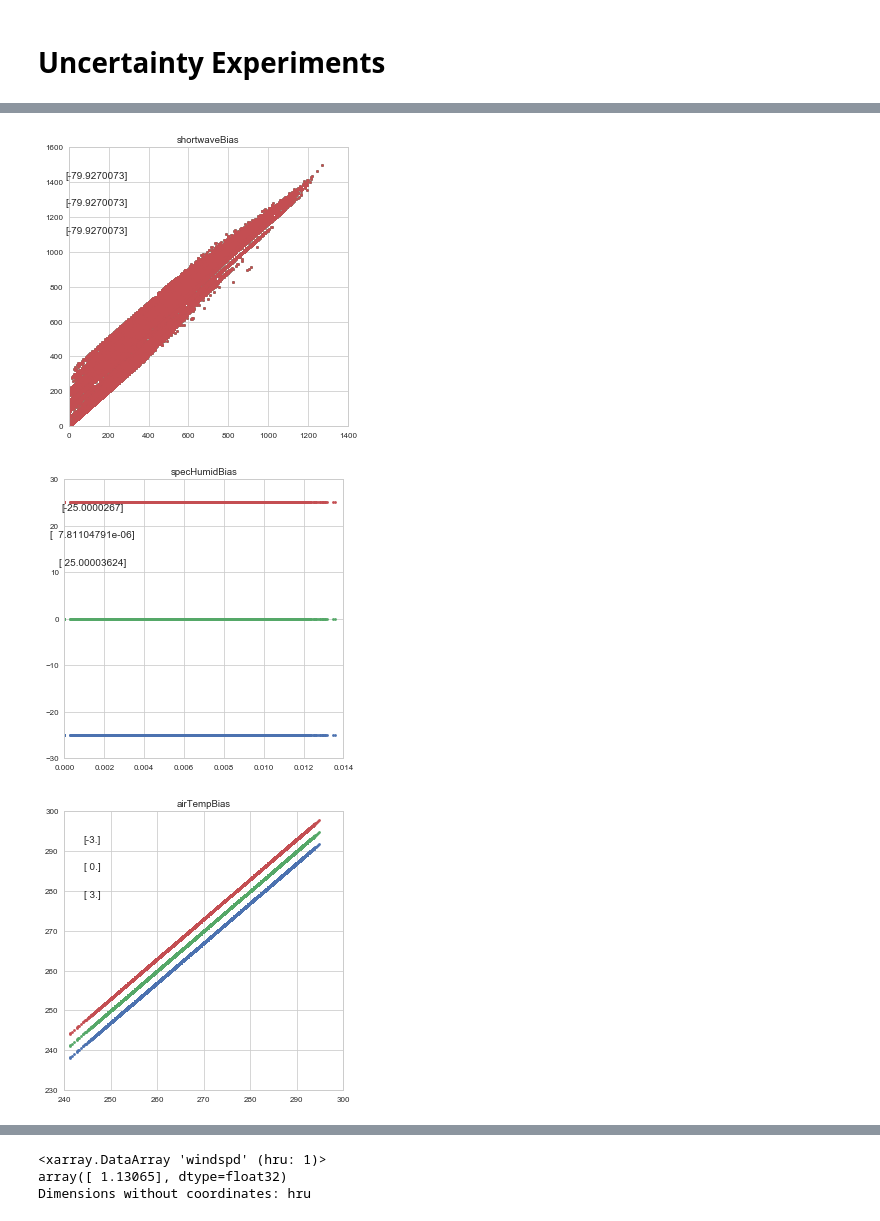
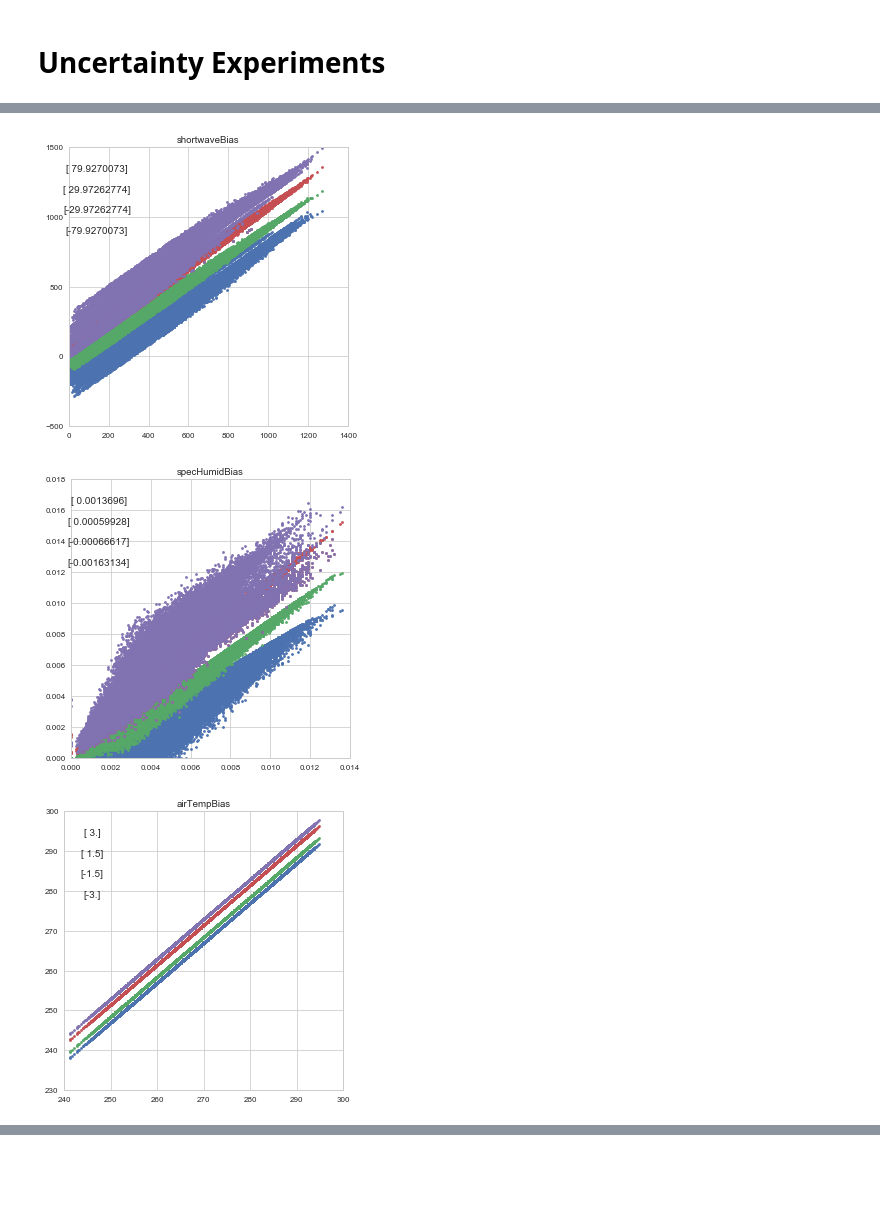
Before and after one commit to klapo/ModTsfc, a Jupyter notebook: summapy/ModTsfc.summaControl_SWA.forcingData.ipynb, the cells around one changed output, grey strips where cells are left out. Saved outputs shown, nothing was run; the diff lists cells and outputs as text; code cells hidden in the pictures; blank space fills up the shorter version.

Commit message:
Forcing data control scripts changed to remove 0 bias and adding a small and large bias in both the negative and positive directions

```diff
--- a/summapy/ModTsfc.summaControl_SWA.forcingData.ipynb
+++ b/summapy/ModTsfc.summaControl_SWA.forcingData.ipynb
@@ -156,21 +155,21 @@ SUMMA_EXE="docker run -v ${BASEDIR}:/ModTsfc_summa bartnijssen/summa:docker"
             f.write('\n')
 # %%
 # Shortwave errors that integrate to the prescribed bias over the course of a day
-def prescribeShortwaveBias(dat, bias):
+def prescribeShortwaveBias(dsIn, bias):
     # Determine the hourly radiation index
-    hri = hourlyRadiationIndex(dat);
+    hri = hourlyRadiationIndex(dsIn);
 
     # Error in W/m^2
-    outputSW = dat.SWRadAtm + hri * 80 * (24 * 60 * 60 / dat.data_step)
+    outputSW = dsIn.SWRadAtm + hri * bias * (24 * 60 * 60 / dat.data_step)
     return(outputSW)
 
-def hourlyRadiationIndex(dat):
-    timeDaily = pd.date_range(dat.time.values[0], dat.time.values[-1], freq='d')
+def hourlyRadiationIndex(dsIn):
+    timeDaily = pd.date_range(dat.time.values[0], dsIn.time.values[-1], freq='d')
     # Empty DataArray for the hourly radiation index
     hri = xr.DataArray(np.zeros_like(dat.airtemp.squeeze('hru').values),
-                       coords=[dat.time.values], dims=['time'])
+                       coords=[dsIn.time.values], dims=['time'])
     for n, days in enumerate(timeDaily[:-2]):
-        elev = dat.elevAngle.loc[dict(time = slice(timeDaily[n], timeDaily[n + 1]))] * np.pi / 180
+        elev = dsIn.elevAngle.loc[dict(time = slice(timeDaily[n], timeDaily[n + 1]))] * np.pi / 180
         totExposure = np.trapz(np.sin(elev))
         hri.loc[dict(time=slice(timeDaily[n], timeDaily[n + 1]))] = np.sin(elev) / totExposure
     return(hri)
@@ -203,6 +202,11 @@ for expN in experiments:
         continue
 
     # Experiment specific files
+    if expN == 'Obs':
+        tempDat = xr.Dataset(dat)
+        tempDatName = datName + '.' + expID + '.nc'
+        summaControlFunc(dirModel, siteName, expN, expID, attr, tempDat, tempDatName, allParams, myDecisions)
+
     for expID in expNames[expN]:
         tempDat = xr.Dataset(dat)
         print(expN + ': ' + expID)
@@ -216,16 +220,23 @@ for expN in experiments:
             spechum = calc_QS(tempDat.airpres.values, RH, tempDat.airtemp.values)
             tempDat[fieldForBias] = (('time', 'hru'), spechum)
 
-        if expN == 'shortwaveBias':
+        elif expN == 'shortwaveBias':
             SWRadAtm = prescribeShortwaveBias(tempDat, expBias[expN][expID])
             tempDat[fieldForBias] = SWRadAtm
+
+        elif expN == 'windBias':
+            wind = (tempDat[fieldForBias] + expBias[expN][expID]).values
+            wind[wind < 0] = 0
+            tempDat[fieldForBias] = (('time', 'hru'), np.atleast_2d(wind))
+
         else:
             tempDat[fieldForBias] = tempDat[fieldForBias] + expBias[expN][expID]
 
+        print((tempDat[fieldForBias] - dat[fieldForBias]).mean(dim='time').values)
         tempDatName = datName + '.' + expID + '.nc'
         summaControlFunc(dirModel, siteName, expN, expID, attr, tempDat, tempDatName, allParams, myDecisions)
 
-    # Write the shell script for running this experiment
-#     os.chdir(dirModel)
-#     summaRunCommand(expNames, expN, siteName)
+#     Write the shell script for running this experiment
+    os.chdir(dirModel)
+    summaRunCommand(expNames, expN, siteName)
 # %% [output]
@@ -256,8 +270,8 @@ for expN in experiments:
         fieldForBias = metName[expN]
         tempDat = xr.open_dataset(tempDatName)
         ax.plot(dat[fieldForBias], tempDat[fieldForBias], '.')
-        ax.text(0.1, 0.7 + (n * 0.1),
-                str((dat[fieldForBias] - tempDat[fieldForBias]).mean(dim='time').values),
+        ax.text(0.1, 0.7 + (n * 0.075),
+                str((tempDat[fieldForBias] - dat[fieldForBias]).mean(dim='time').values),
                 ha='center', va='center', transform=ax.transAxes)
     ax.set_title(expN)
 # %% [output]
@@ -265,3 +279,3 @@ for expN in experiments:
-[figure, old version]
+[figure, new version]
-[figure, old version]
+[figure, new version]
-[figure, old version]
+[figure, new version]
@@ -269,6 +282,0 @@ for expN in experiments:
-# %%
-dat[fieldForBias].mean(dim='time')
-# %% [output]
-<xarray.DataArray 'windspd' (hru: 1)>
-array([ 1.13065], dtype=float32)
-Dimensions without coordinates: hru
```
Also changed, not shown: parts of 5 cells of this notebook, 2 other files.
